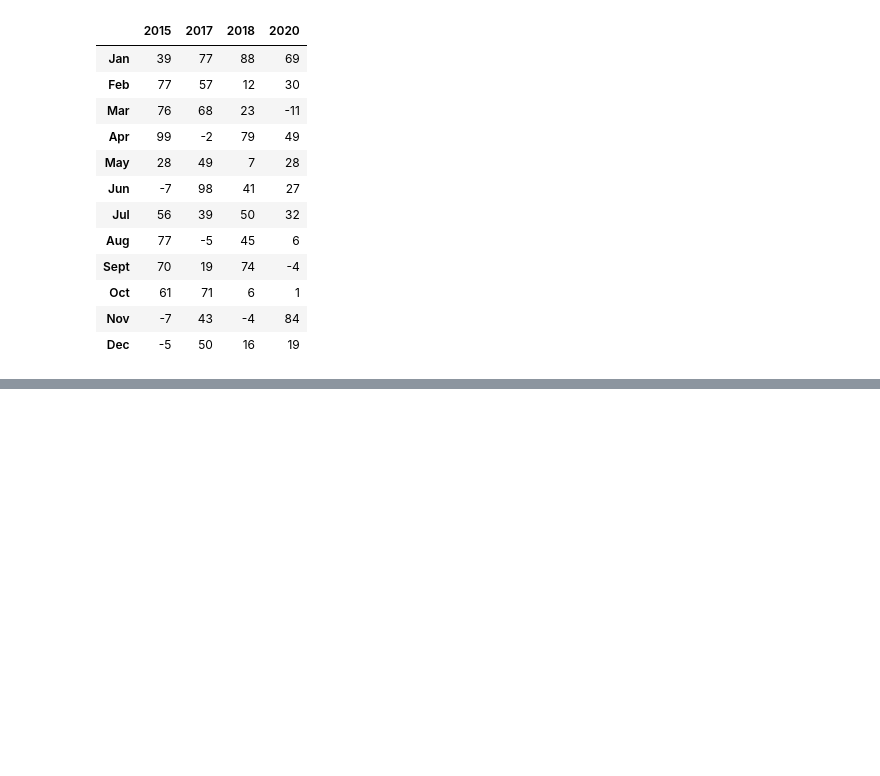
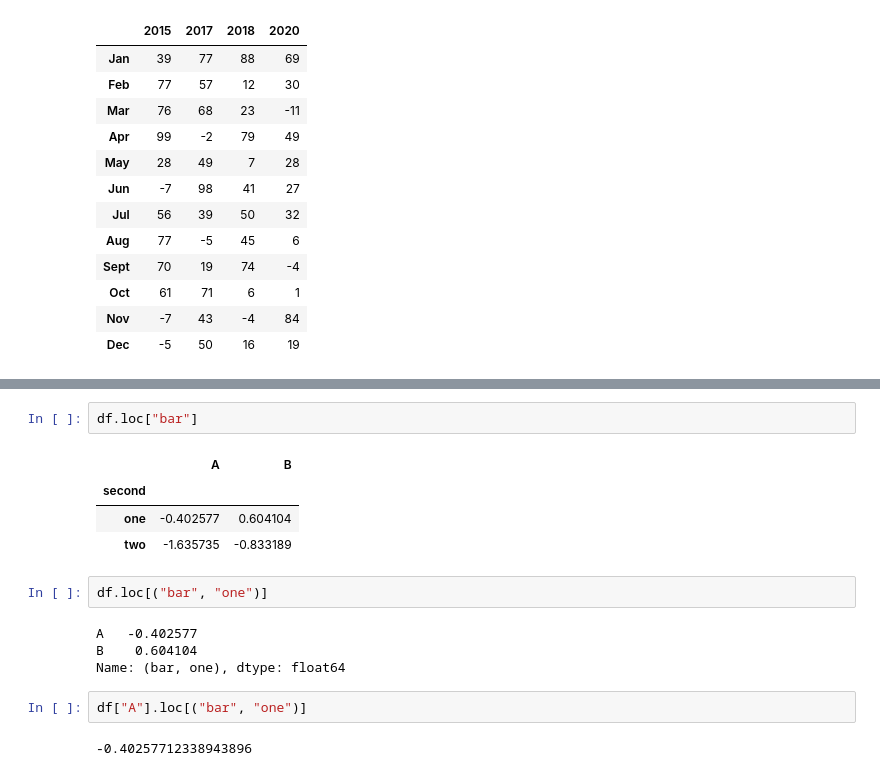
Before and after one commit to TheDarkTrumpet/BAIS-6040-0EXP-spr2021, a Jupyter notebook: Notebooks/Phase 2/05.01.01-Pandas.ipynb, the cells around one changed output, grey strips where cells are left out. Cells and saved outputs as stored; diff of their text form; blank space fills up the shorter version.

```diff
--- a/Notebooks/Phase 2/05.01.01-Pandas.ipynb
+++ b/Notebooks/Phase 2/05.01.01-Pandas.ipynb
@@ -435,0 +496,17 @@ wonkyWeather.loc[:, wonkyWeather.loc['Jul'] > 0]
+# %%
+df.loc["bar"]
+# %% [output]
+|  | A | B |
+| second |  |  |
+| one | -0.402577 | 0.604104 |
+| two | -1.635735 | -0.833189 |
+# %%
+df.loc[("bar", "one")]
+# %% [output]
+A   -0.402577
+B    0.604104
+Name: (bar, one), dtype: float64
+# %%
+df["A"].loc[("bar", "one")]
+# %% [output]
+-0.40257712338943896
```
Also changed, not shown: parts of 5 cells of this notebook.
